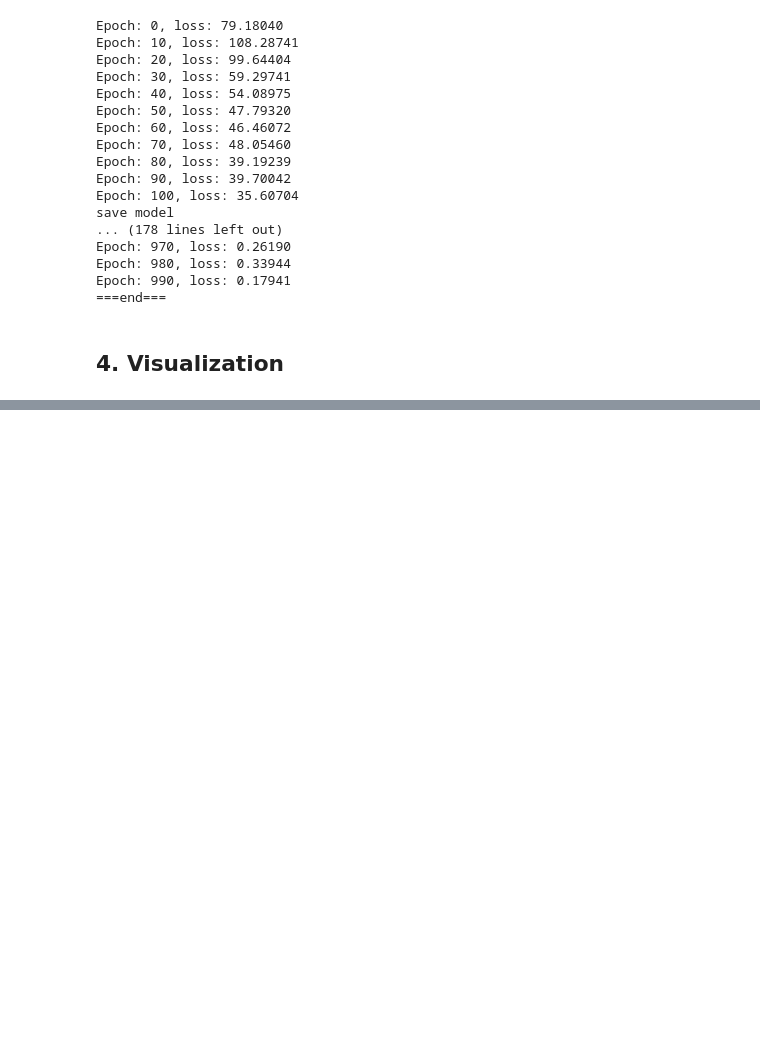
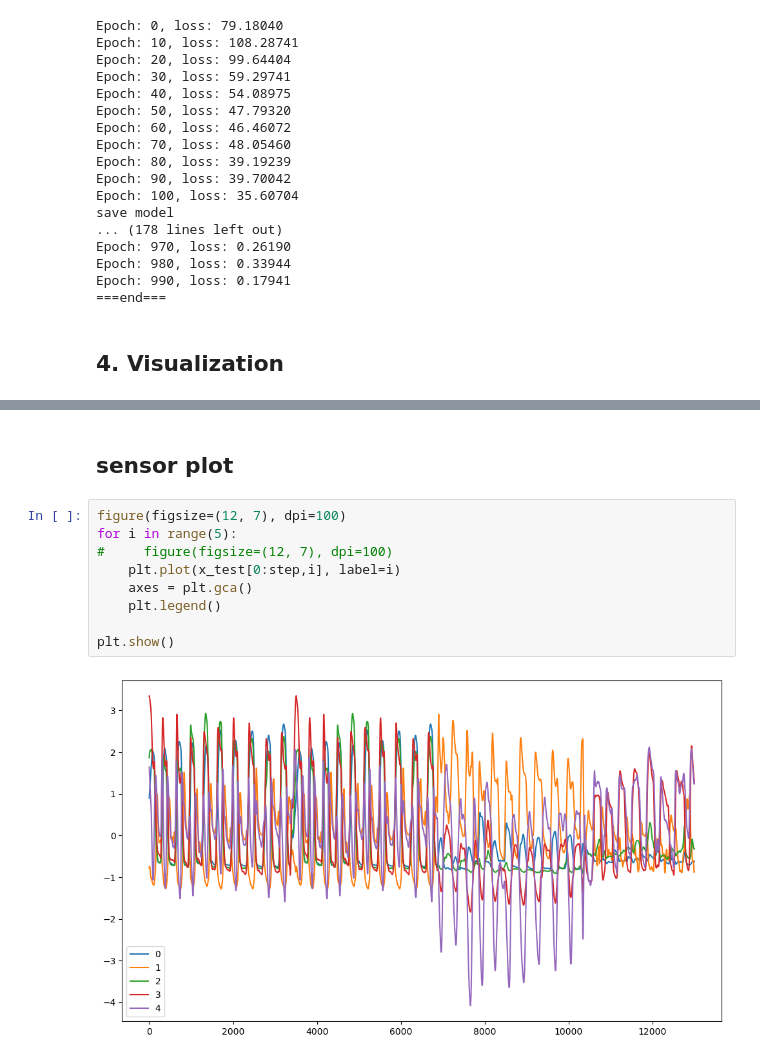
Before and after one commit to CSUHYD/ShoulderSensor, a Jupyter notebook: train.ipynb, the cells around one changed output, grey strips where cells are left out. Drawn from its saved outputs; the diff is of its cells as text; blank space fills up the shorter version.

```diff
--- a/train.ipynb
+++ b/train.ipynb
@@ -376,0 +386,13 @@ mean loss: 1.107489329008829
+# %% [markdown]
+## sensor plot
+# %%
+figure(figsize=(12, 7), dpi=100)
+for i in range(5):
+#     figure(figsize=(12, 7), dpi=100)
+    plt.plot(x_test[0:step,i], label=i)
+    axes = plt.gca()
+    plt.legend()
+
+plt.show()
+# %% [output]
+[figure, added]
```
Also changed, not shown: parts of 6 cells of this notebook, 23 other files.
